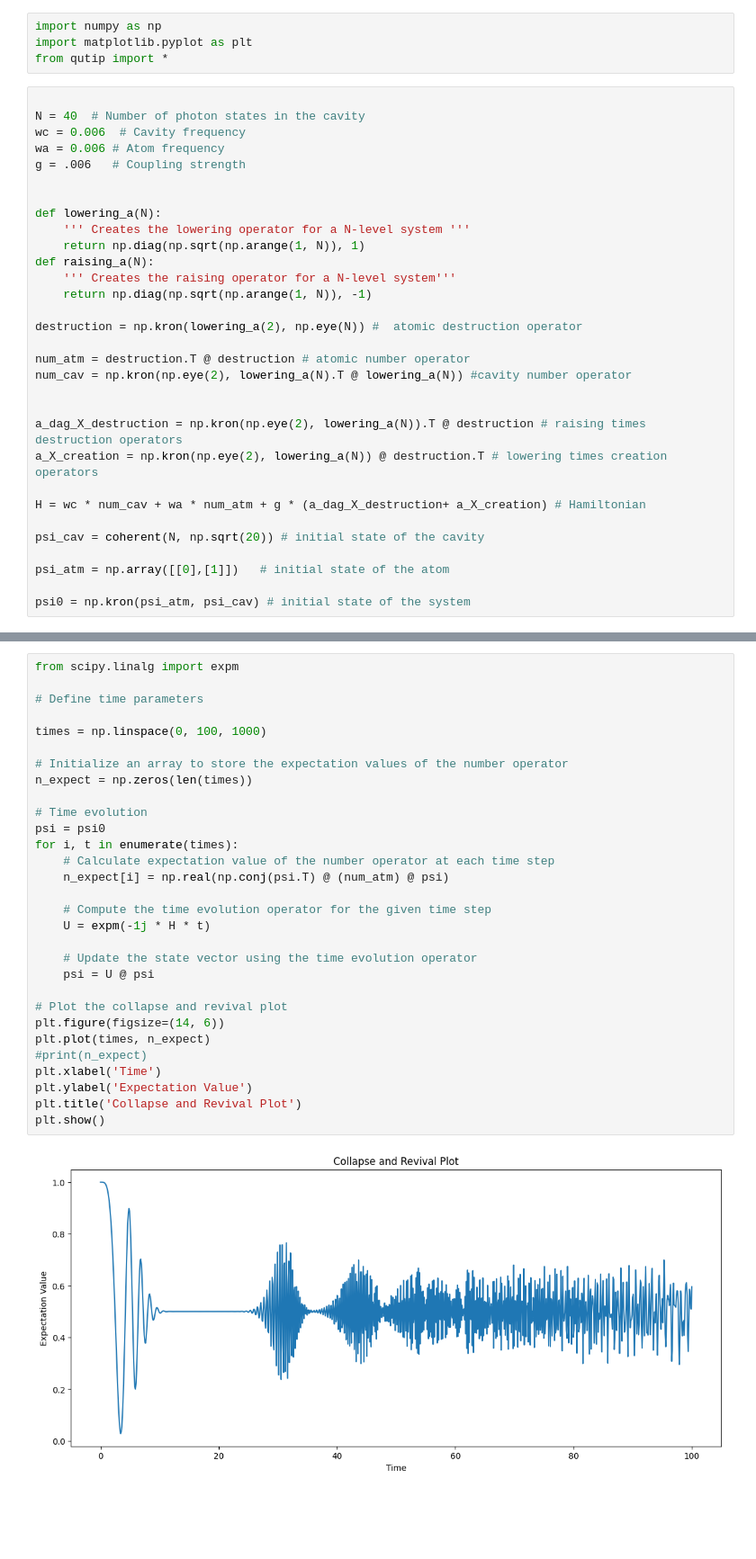
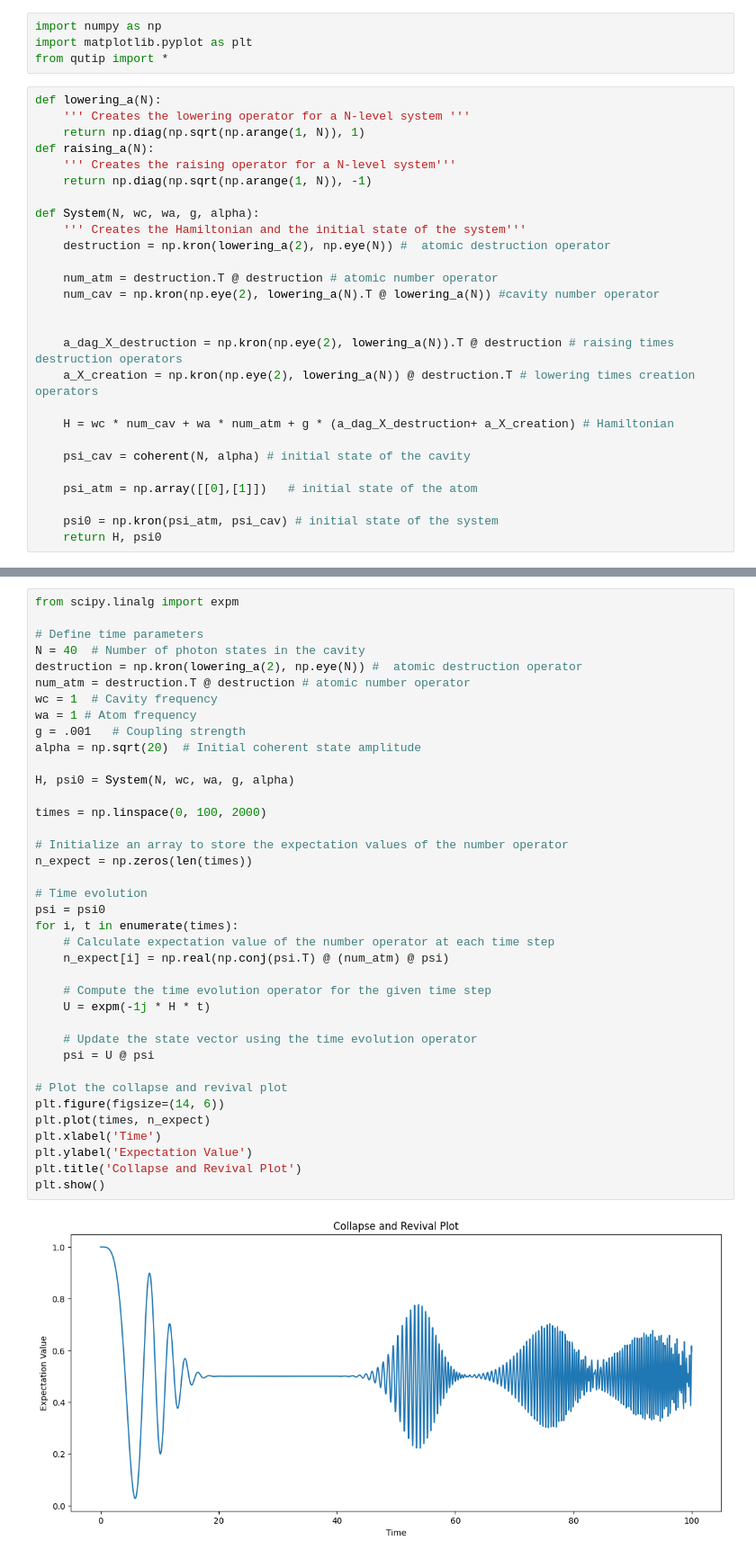
Before and after one commit to molendziak/TFM, a Jupyter notebook: JC_numerical_model.ipynb, the cells around one changed output, grey strips where cells are left out. Shown: that part at 90% size. Saved outputs shown, nothing was run; the diff lists cells and outputs as text; blank space fills up the shorter version.

Commit message:
numerical time evol for JC model

```diff
--- a/JC_numerical_model.ipynb
+++ b/JC_numerical_model.ipynb
@@ -3,13 +3,6 @@ import numpy as np
 import matplotlib.pyplot as plt
 from qutip import *
 # %%
-
-N = 40  # Number of photon states in the cavity
-wc = 0.006  # Cavity frequency
-wa = 0.006 # Atom frequency
-g = .006   # Coupling strength
-
-
 def lowering_a(N):
     ''' Creates the lowering operator for a N-level system '''
     return np.diag(np.sqrt(np.arange(1, N)), 1)
@@ -17,19 +10,22 @@ def raising_a(N):
     ''' Creates the raising operator for a N-level system'''
     return np.diag(np.sqrt(np.arange(1, N)), -1)
 
-destruction = np.kron(lowering_a(2), np.eye(N)) #  atomic destruction operator
+def System(N, wc, wa, g, alpha):
+    ''' Creates the Hamiltonian and the initial state of the system'''
+    destruction = np.kron(lowering_a(2), np.eye(N)) #  atomic destruction operator
 
-num_atm = destruction.T @ destruction # atomic number operator
-num_cav = np.kron(np.eye(2), lowering_a(N).T @ lowering_a(N)) #cavity number operator
+    num_atm = destruction.T @ destruction # atomic number operator
+    num_cav = np.kron(np.eye(2), lowering_a(N).T @ lowering_a(N)) #cavity number operator
 
 
-a_dag_X_destruction = np.kron(np.eye(2), lowering_a(N)).T @ destruction # raising times destruction operators
-a_X_creation = np.kron(np.eye(2), lowering_a(N)) @ destruction.T # lowering times creation operators
+    a_dag_X_destruction = np.kron(np.eye(2), lowering_a(N)).T @ destruction # raising times destruction operators
+    a_X_creation = np.kron(np.eye(2), lowering_a(N)) @ destruction.T # lowering times creation operators
 
-H = wc * num_cav + wa * num_atm + g * (a_dag_X_destruction+ a_X_creation) # Hamiltonian
+    H = wc * num_cav + wa * num_atm + g * (a_dag_X_destruction+ a_X_creation) # Hamiltonian
 
-psi_cav = coherent(N, np.sqrt(20)) # initial state of the cavity
+    psi_cav = coherent(N, alpha) # initial state of the cavity
 
-psi_atm = np.array([[0],[1]])   # initial state of the atom
+    psi_atm = np.array([[0],[1]])   # initial state of the atom
 
-psi0 = np.kron(psi_atm, psi_cav) # initial state of the system
+    psi0 = np.kron(psi_atm, psi_cav) # initial state of the system
+    return H, psi0
@@ -36,32 +34,40 @@ psi0 = np.kron(psi_atm, psi_cav) # initial state of the system
 # %%
 from scipy.linalg import expm
 
 # Define time parameters
+N = 40  # Number of photon states in the cavity
+destruction = np.kron(lowering_a(2), np.eye(N)) #  atomic destruction operator
+num_atm = destruction.T @ destruction # atomic number operator
+wc = 1  # Cavity frequency
+wa = 1 # Atom frequency
+g = .001   # Coupling strength
+alpha = np.sqrt(20)  # Initial coherent state amplitude
 
-times = np.linspace(0, 100, 1000)
+H, psi0 = System(N, wc, wa, g, alpha)
+
+times = np.linspace(0, 100, 2000)
 
 # Initialize an array to store the expectation values of the number operator
 n_expect = np.zeros(len(times))
 
 # Time evolution
 psi = psi0
 for i, t in enumerate(times):
     # Calculate expectation value of the number operator at each time step
     n_expect[i] = np.real(np.conj(psi.T) @ (num_atm) @ psi)
 
     # Compute the time evolution operator for the given time step
     U = expm(-1j * H * t)
 
     # Update the state vector using the time evolution operator
     psi = U @ psi
 
 # Plot the collapse and revival plot
 plt.figure(figsize=(14, 6))
 plt.plot(times, n_expect)
-#print(n_expect)
 plt.xlabel('Time')
 plt.ylabel('Expectation Value')
 plt.title('Collapse and Revival Plot')
 plt.show()
 # %% [output]
-[figure, old version]
+[figure, new version]
```
Also changed, not shown: parts of 5 cells of this notebook, 1 other file.
